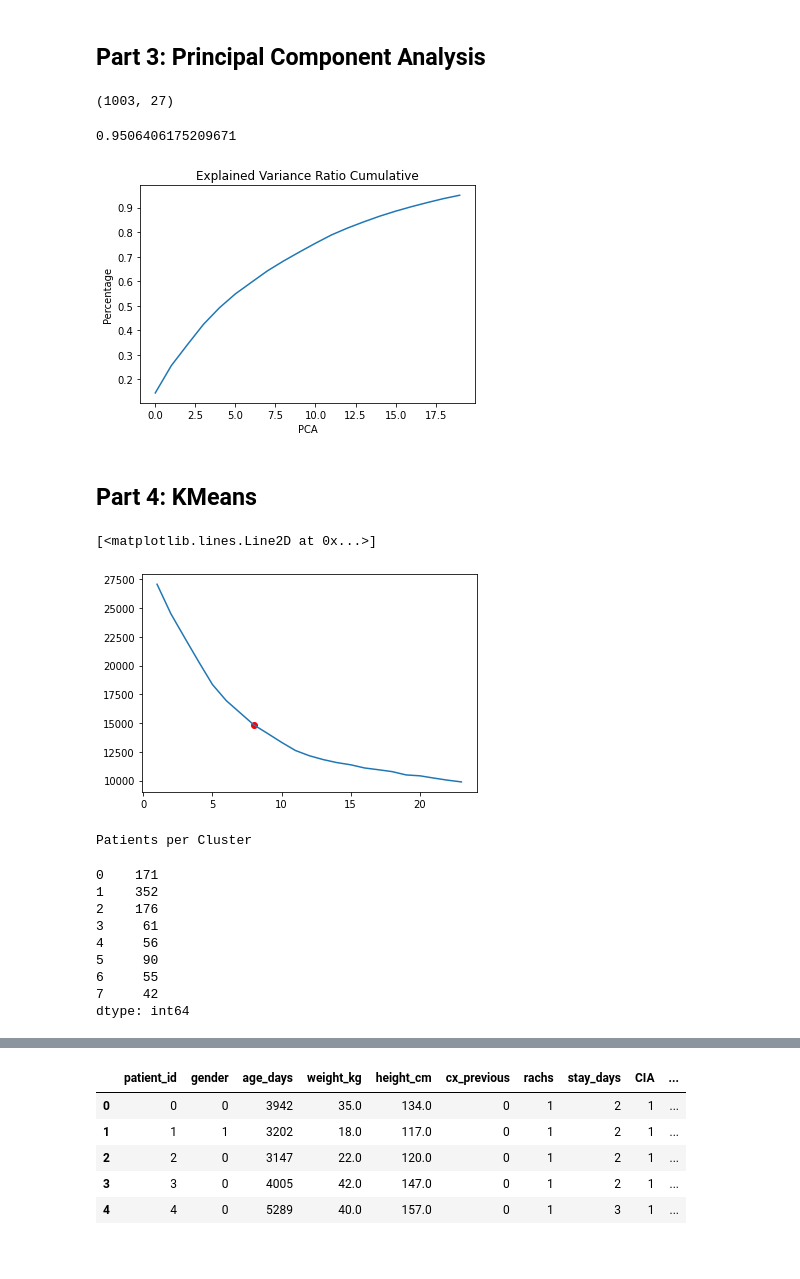
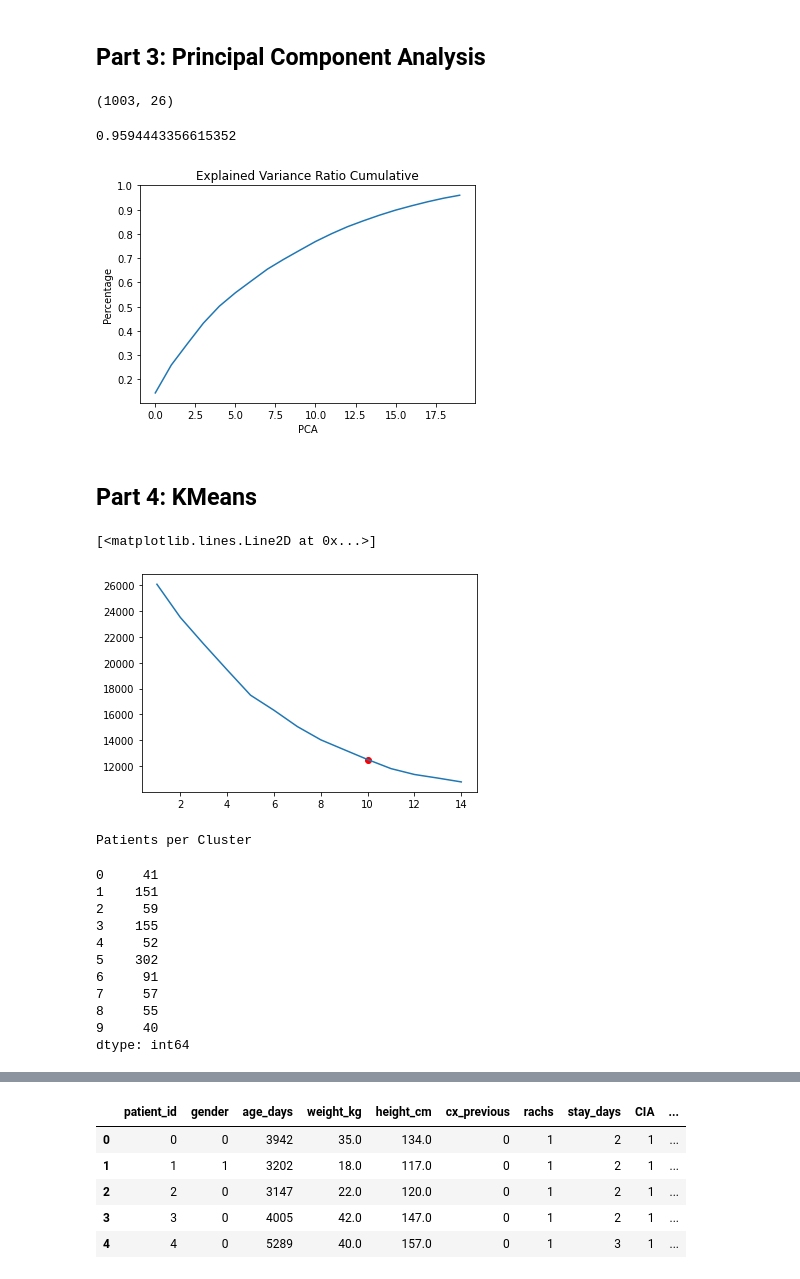
Before and after one commit to DanielaSotoSainz/final_project, a Jupyter notebook: machine_learning/ml_clusters_full.ipynb, the cells around one changed output, grey strips where cells are left out. Cells and saved outputs as stored; diff of their text form; code cells hidden in the pictures.

```diff
--- a/machine_learning/ml_clusters_full.ipynb
+++ b/machine_learning/ml_clusters_full.ipynb
@@ -157,11 +168,11 @@ merged_df.head()
 ## Part 3: Principal Component Analysis
 # %%
 y = merged_df["stay_days"]
-X = merged_df.drop(columns=["stay_days"])
+X = merged_df.drop(columns=["stay_days", "patient_id"])
 X_scaled = StandardScaler().fit_transform(X)
 X_scaled.shape
 # %% [output]
-(1003, 27)
+(1003, 26)
 # %%
 # Evaluate PCA
 def get_explained_variance_ratio(df: pd.DataFrame, n_components: int):
@@ -179,33 +190,36 @@ plt.xlabel("PCA")
 plt.ylabel("Percentage")
 sum(evr)
 # %% [output]
-0.9506406175209671
+0.9594443356615352
-[figure, old version]
+[figure, new version]
 # %% [markdown]
 ## Part 4: KMeans
 # %%
 # Plot the Elbow curve
-sse = pd.Series({k: KMeans(n_clusters=k).fit(X_scaled).inertia_ for k in range(1, 24)})
-N_CLUSTERS = 8
+RANDOM_STATE = 100
+sse = pd.Series({k: KMeans(n_clusters=k, random_state=RANDOM_STATE).fit(X_scaled).inertia_ for k in range(1, 15)})
+N_CLUSTERS = 10
 plt.scatter(N_CLUSTERS, sse[N_CLUSTERS], color="red")
 plt.plot(sse.index, sse.values)
 # %% [output]
 [<matplotlib.lines.Line2D at 0x...>]
-[figure, old version]
+[figure, new version]
 # %%
 # Create Clusters
-model = KMeans(n_clusters=N_CLUSTERS, random_state=1).fit(X_scaled)
+model = KMeans(n_clusters=N_CLUSTERS, random_state=RANDOM_STATE).fit(X_scaled)
 clusters = pd.Series(model.predict(X_scaled))
 print("Patients per Cluster")
 clusters.value_counts().sort_index()
 # %% [output]
 Patients per Cluster
-0    171
-1    352
-2    176
-3     61
-4     56
-5     90
-6     55
-7     42
+0     41
+1    151
+2     59
+3    155
+4     52
+5    302
+6     91
+7     57
+8     55
+9     40
 dtype: int64
```
Also changed, not shown: parts of 12 cells of this notebook, 10 other files.
